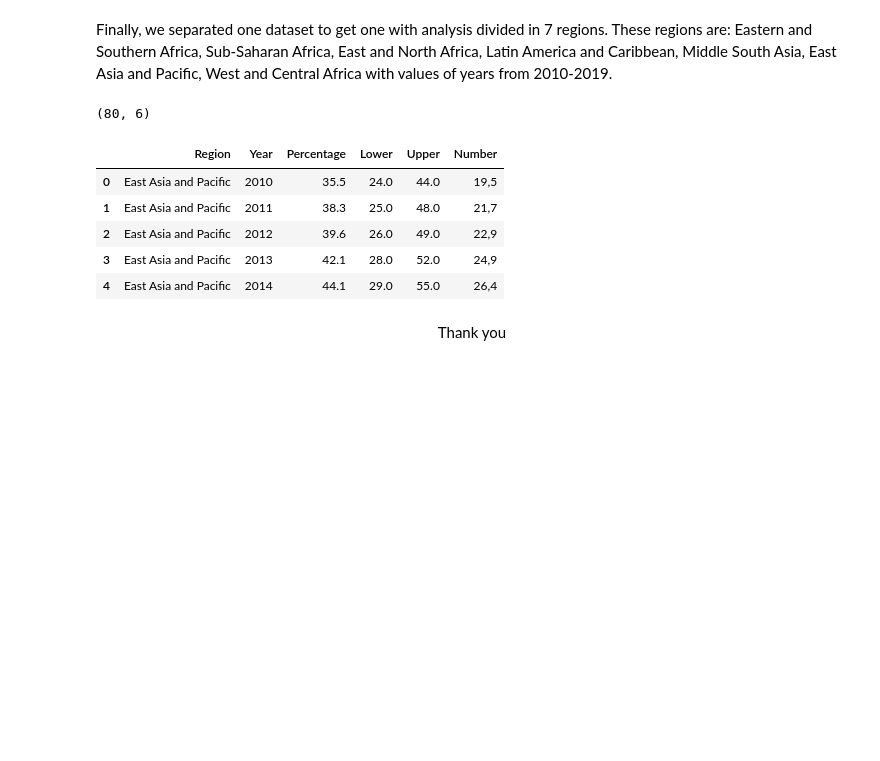
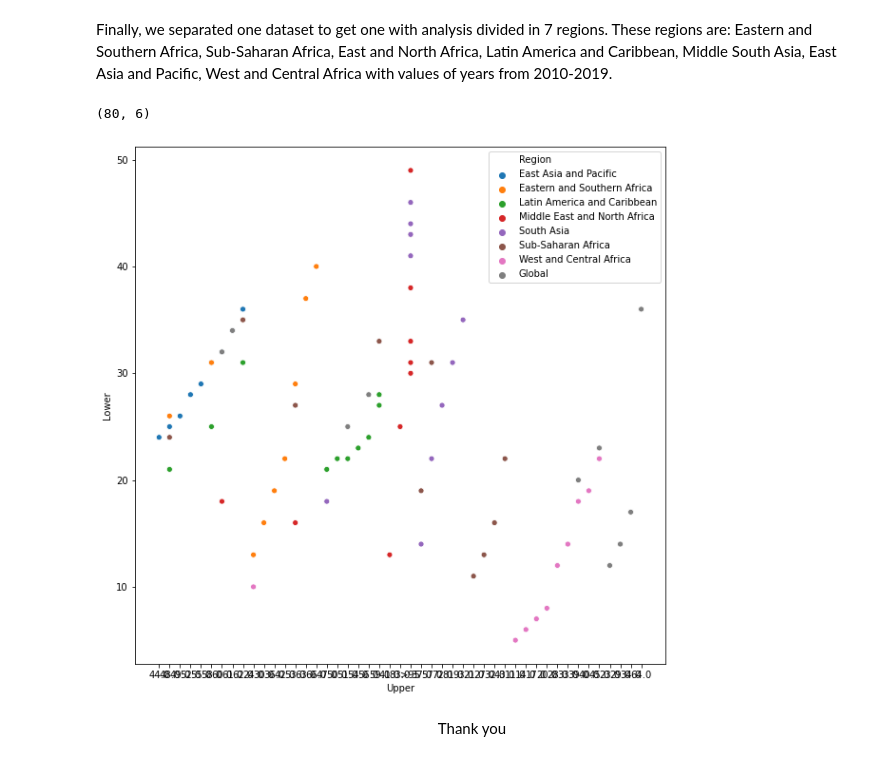
Before and after one commit to Yaiza0706/DataScienceProject, a Jupyter notebook: HIV analysis.ipynb, the cells around one changed output. Saved outputs shown, nothing was run; the diff lists cells and outputs as text; code cells hidden in the pictures; blank space fills up the shorter version.

```diff
--- a/HIV analysis.ipynb
+++ b/HIV analysis.ipynb
@@ -170,14 +162,13 @@ Finally, we separated one dataset to get one with analysis divided in 7 regions.
 # %%
 regions=pd.read_csv("Global.csv", sep=";", encoding='latin-1', header=None, names= ["Region","Year","Percentage","Lower","Upper", "Number"])
 print(regions.shape)
 regions.head()
+#still need to work on that graph
+plt.rcParams['figure.figsize'] = [10, 10]
+sns.scatterplot('Upper', 'Lower', data=regions, hue='Region')
+plt.show()
 # %% [output]
 (80, 6)
-|  | Region | Year | Percentage | Lower | Upper | Number |
-| 0 | East Asia and Pacific | 2010 | 35.5 | 24.0 | 44.0 | 19,5 |
-| 1 | East Asia and Pacific | 2011 | 38.3 | 25.0 | 48.0 | 21,7 |
-| 2 | East Asia and Pacific | 2012 | 39.6 | 26.0 | 49.0 | 22,9 |
-| 3 | East Asia and Pacific | 2013 | 42.1 | 28.0 | 52.0 | 24,9 |
-| 4 | East Asia and Pacific | 2014 | 44.1 | 29.0 | 55.0 | 26,4 |
+[figure, added]
 # %% [markdown]
 <center> Thank you </center>
```
Also changed, not shown: parts of 2 cells of this notebook.
